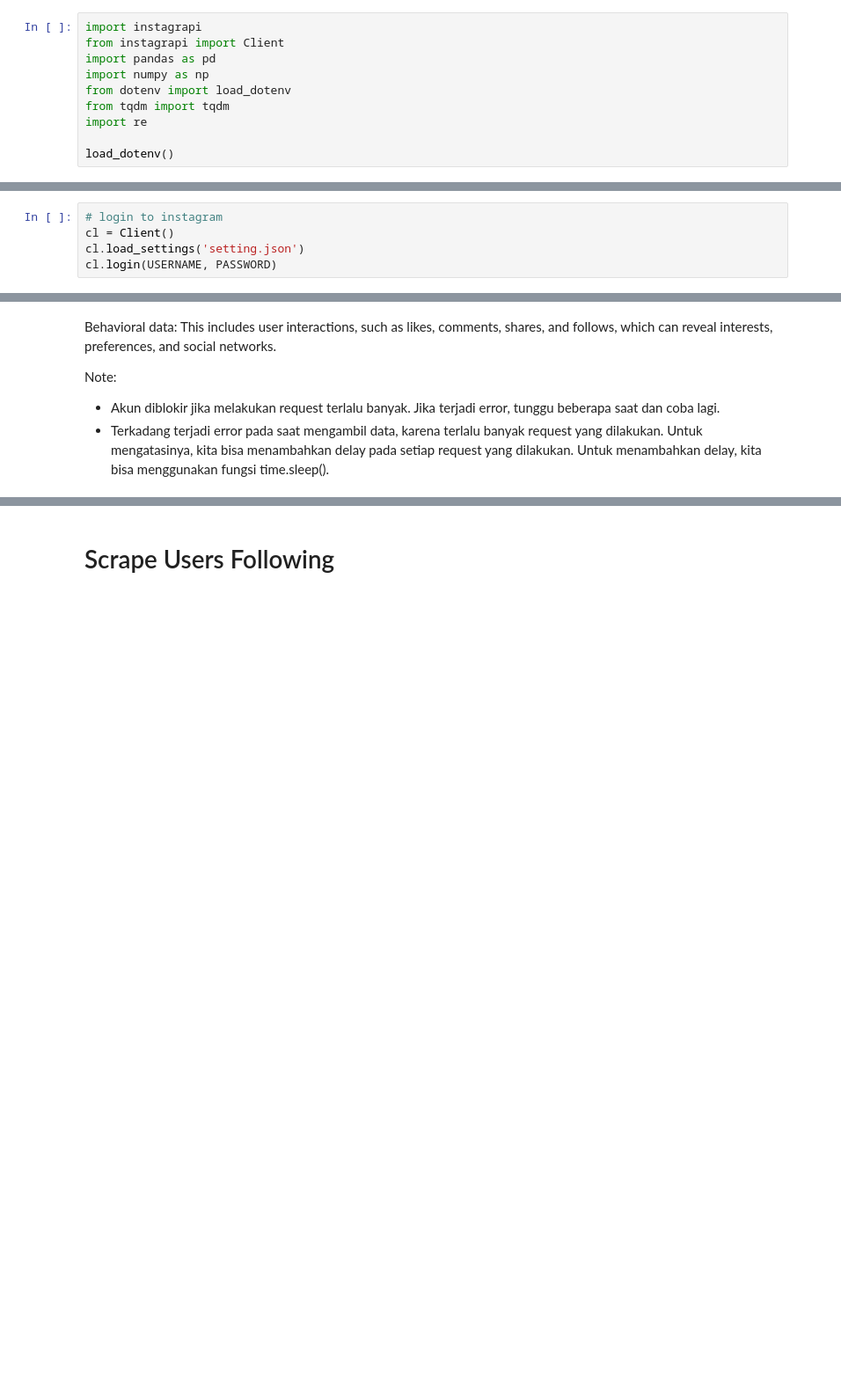
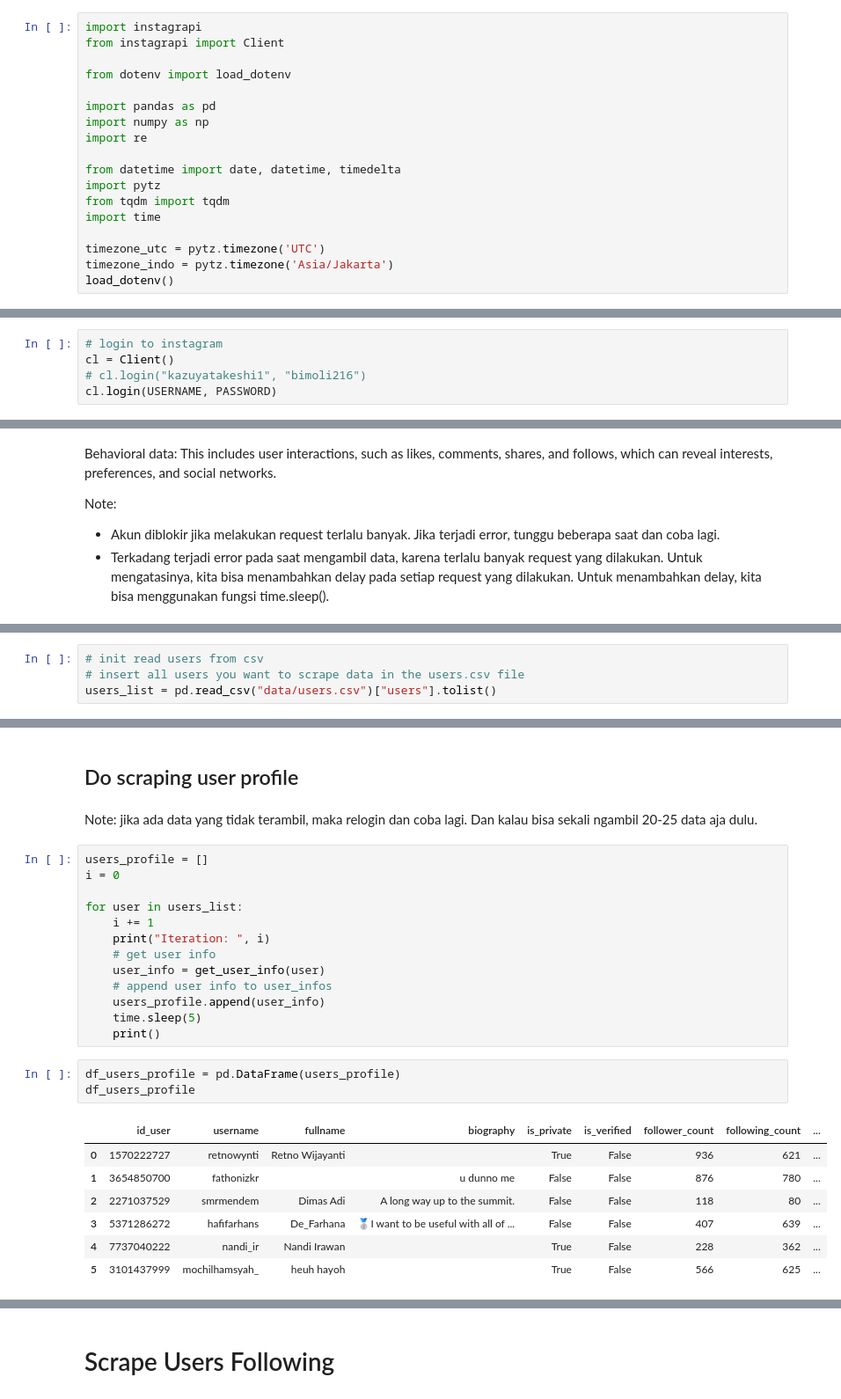
Before and after one commit to hiseulgi/intro-selenium, a Jupyter notebook: projects/scrape_behavioral_data.ipynb, the cells around one changed output, grey strips where cells are left out. Shown: that part at 88% size. Cells and saved outputs as stored; diff of their text form; blank space fills up the shorter version.

```diff
--- a/projects/scrape_behavioral_data.ipynb
+++ b/projects/scrape_behavioral_data.ipynb
@@ -1,12 +1,20 @@
 # %%
 import instagrapi
 from instagrapi import Client
+
+from dotenv import load_dotenv
+
 import pandas as pd
 import numpy as np
-from dotenv import load_dotenv
-from tqdm import tqdm
 import re
 
+from datetime import date, datetime, timedelta
+import pytz
+from tqdm import tqdm
+import time
+
+timezone_utc = pytz.timezone('UTC')
+timezone_indo = pytz.timezone('Asia/Jakarta')
 load_dotenv()
 # %% [output]
 True
@@ -17,6 +25,6 @@ PASSWORD = os.getenv("ACCOUNT_PASSWORD")
 # %%
 # login to instagram
 cl = Client()
-cl.load_settings('setting.json')
+# cl.login("kazuyatakeshi1", "bimoli216")
 cl.login(USERNAME, PASSWORD)
 # %% [output]
@@ -29,0 +61,4 @@ Note:
+# %%
+# init read users from csv
+# insert all users you want to scrape data in the users.csv file
+users_list = pd.read_csv("data/users.csv")["users"].tolist()
@@ -29,0 +159,28 @@ Note:
+# %% [markdown]
+## Do scraping user profile
+# %% [markdown]
+Note: jika ada data yang tidak terambil, maka relogin dan coba lagi. Dan kalau bisa sekali ngambil 20-25 data aja dulu.
+# %%
+users_profile = []
+i = 0
+
+for user in users_list:
+    i += 1
+    print("Iteration: ", i)
+    # get user info
+    user_info = get_user_info(user)
+    # append user info to user_infos
+    users_profile.append(user_info)
+    time.sleep(5)
+    print()
+# %%
+df_users_profile = pd.DataFrame(users_profile)
+df_users_profile
+# %% [output]
+|  | id_user | username | fullname | biography | is_private | is_verified | follower_count | following_count | ... |
+| 0 | 1570222727 | retnowynti | Retno Wijayanti |  | True | False | 936 | 621 | ... |
+| 1 | 3654850700 | fathonizkr |  | u dunno me | False | False | 876 | 780 | ... |
+| 2 | 2271037529 | smrmendem | Dimas Adi | A long way up to the summit. | False | False | 118 | 80 | ... |
+| 3 | 5371286272 | hafifarhans | De_Farhana | 🥈I want to be useful with all of ... | False | False | 407 | 639 | ... |
+| 4 | 7737040222 | nandi_ir | Nandi Irawan |  | True | False | 228 | 362 | ... |
+| 5 | 3101437999 | mochilhamsyah_ | heuh hayoh |  | True | False | 566 | 625 | ... |
```
Also changed, not shown: parts of 15 cells of this notebook, 3 other files.
